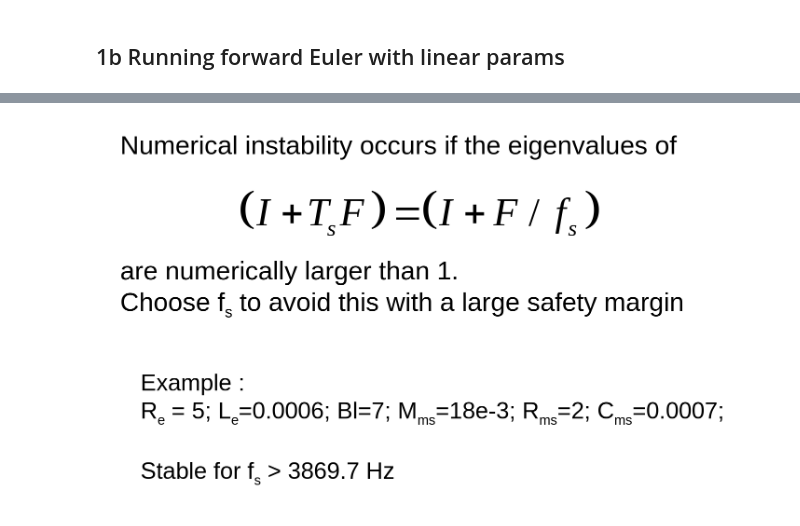
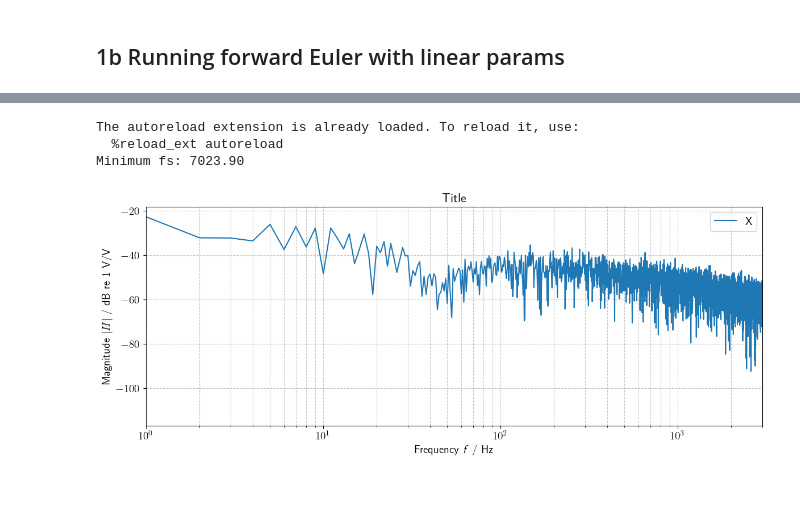
Before and after one commit to istlf/non-linear-transducers-project, a Jupyter notebook: Lab E - part 1.ipynb, the cells around one changed output, grey strips where cells are left out. Saved outputs shown, nothing was run; the diff lists cells and outputs as text; code cells hidden in the pictures; blank space fills up the shorter version.

```diff
--- a/Lab E - part 1.ipynb
+++ b/Lab E - part 1.ipynb
@@ -175,2 +190,55 @@ G = np.array([
-# %% [markdown]
-![image.png](attachment:image.png)
+# %%
+%load_ext autoreload
+%autoreload 2
+from scipy.io import wavfile
+import matplotlib.pyplot as plt
+
+## Params from Python driven with 0.15Vrms pink noise
+Bl=6.831384111697111
+R_e=4.813896577382383
+R_m=2.30601776771379
+K_m=1714.9942000346673
+L_e=0.00033049656807511955
+M_m=0.019566105498948536
+
+F = np.array([
+    [-R_e/L_e,      0.0,     -Bl/L_e],
+    [0.0,         0.0,      1.0  ],
+    [Bl/M_m,   -K_m/M_m,   -R_m/M_m ]
+])
+x0 = np.array([0,0,0])
+
+G = np.array([
+    1.0/L_e,
+    0.0,
+    0.0
+])
+
+x0 = np.array([
+    0.0,
+    0.0,
+    0.0
+])
+
+minimum_fs = util.calculate_min_fs(F)
+print(f"Minimum fs: {minimum_fs:.2f}")
+fs = int(5*minimum_fs)
+
+pink_noise_20Hz = util.generate_pink_noise(fs*1, fs, fmin=1)
+
+# signal_int16 = np.int16(pink_noise_20Hz / np.max(np.abs(pink_noise_20Hz)) * 32767)
+# wavfile.write("signals/pink_noise_20Hz.wav", fs, signal_int16)
+
+x = solve_midpoint_optimized(F, G, pink_noise_20Hz, x0, fs)
+# x = solve_forward_euler_optimized(F, G, pink_noise_20Hz, x0, fs)
+
+# current, displacement, velocity
+
+f, X, X_dB = util.make_spectrum(x[:,0], fs, scaling=True, oneside=True)
+
+util.plot_mag([f], [X], legends=["X"], title="Title", xlim=(1,3000))
+# %% [output]
+The autoreload extension is already loaded. To reload it, use:
+  %reload_ext autoreload
+Minimum fs: 7023.90
+[figure, added]
```
Also changed, not shown: parts of 5 cells of this notebook, 3 other files.
